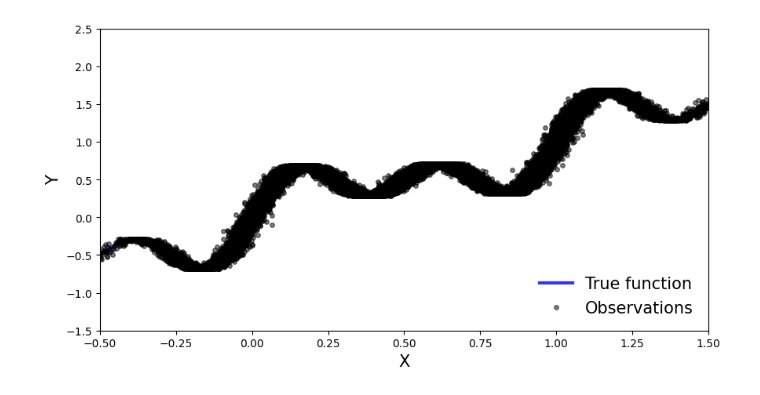
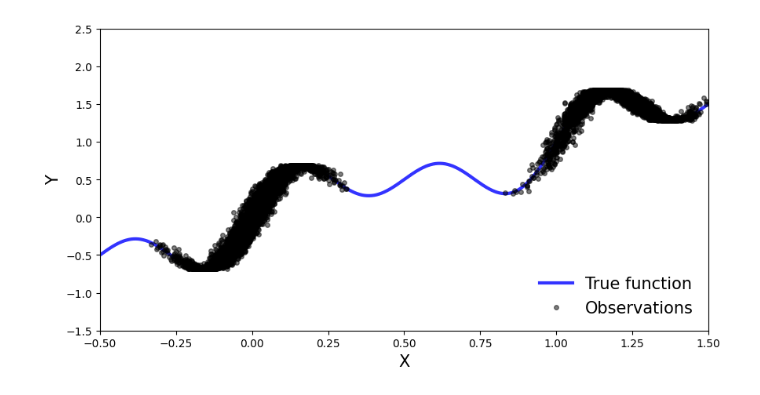
Before and after one commit to kacper-drabicki/redshift, a Jupyter notebook: BNNtesting.ipynb, the cells around one changed output. Drawn from its saved outputs; the diff is of its cells as text; code cells hidden in the pictures.

```diff
--- a/BNNtesting.ipynb
+++ b/BNNtesting.ipynb
@@ -11,25 +7,25 @@ To enable the following instructions: SSE4.1 SSE4.2 AVX AVX2 AVX512F AVX512_VNNI
 # %%
 np.random.seed(42+1)
 
-X_train = np.hstack([0.2 * np.random.randn(5000), 0.5 + 0.2 * np.random.randn(10000), 1 + 0.2 * np.random.randn(8000)])
+X_train = np.hstack([0.1 * np.random.randn(5000), 0.6 + 0.2 * np.random.randn(0), 1.2 + 0.1 * np.random.randn(5000)])
 noise = 0.02 * np.random.randn(X_train.shape[0])
 y_train = X_train + 0.3 * np.sin(2 * np.pi * (X_train + noise)) + 0.3 * np.sin(4 * np.pi * (X_train + noise)) + noise
 
 x_true = np.linspace(-0.5, 1.5, 1000)
 y_true = x_true + 0.3 * np.sin(2 * np.pi * x_true) + 0.3 * np.sin(4 * np.pi * x_true)
 
 xlims = [-0.5, 1.5]
 ylims = [-1.5, 2.5]
 
 fig, ax = plt.subplots(figsize=(10, 5))
 ax.plot(x_true, y_true, 'b-', linewidth=3, label="True function", alpha=0.8)
 ax.plot(X_train, y_train, 'ko', markersize=4, label="Observations", alpha=0.5)
 ax.set_xlim(xlims)
 ax.set_ylim(ylims)
 ax.set_xlabel("X", fontsize=15)
 ax.set_ylabel("Y", fontsize=15)
 ax.legend(loc=4, fontsize=15, frameon=False)
 
 plt.show()
 # %% [output]
-[figure, old version]
+[figure, new version]
```
Also changed, not shown: parts of 16 cells of this notebook, 1 other file.
